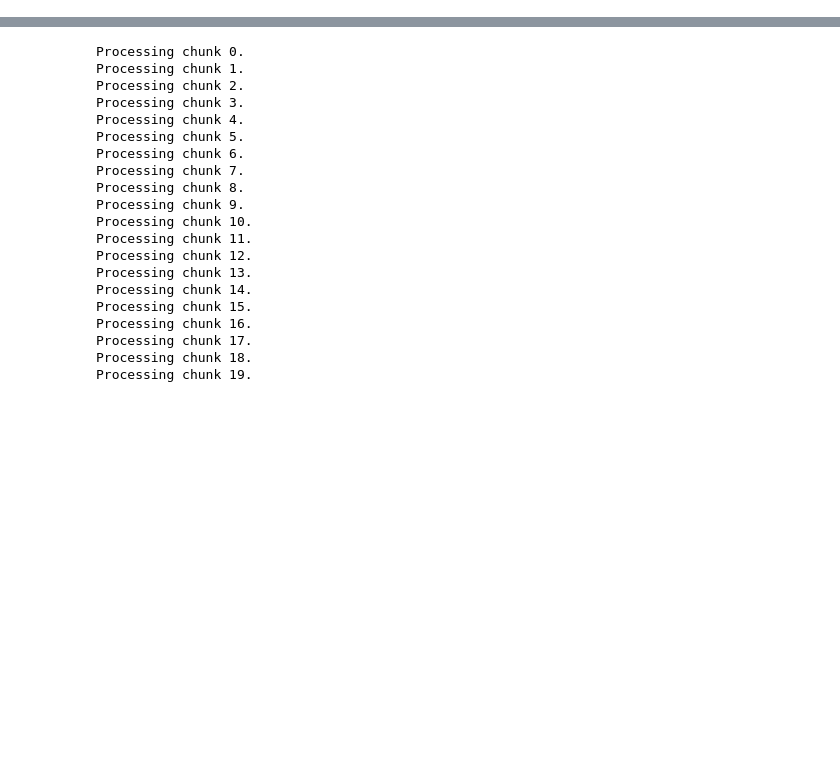
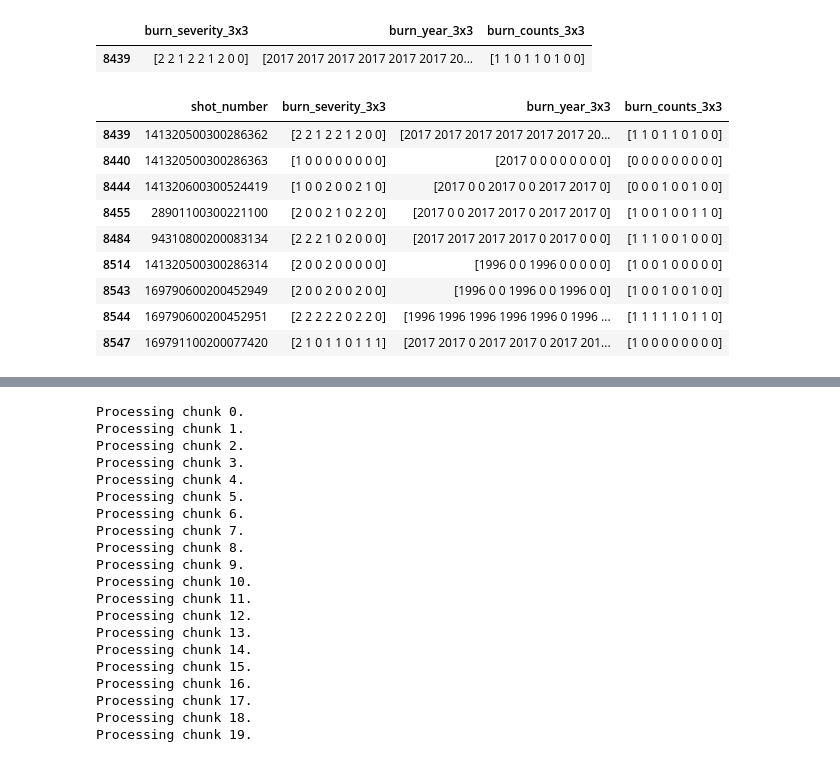
Before and after one commit to mahuna13/fire-regen, a Jupyter notebook: notebooks/exploratory/GEDIRasterMatching.ipynb, the cells around one changed output, grey strips where cells are left out. Cells and saved outputs as stored; diff of their text form; code cells hidden in the pictures; blank space fills up the shorter version.

```diff
--- a/notebooks/exploratory/GEDIRasterMatching.ipynb
+++ b/notebooks/exploratory/GEDIRasterMatching.ipynb
@@ -43,0 +66,18 @@ KeyboardInterrupt:
+# %%
+gedi_old[gedi_old.shot_number == 141320500300286362][['burn_severity_3x3', 'burn_year_3x3', 'burn_counts_3x3', 'burn_sev']]
+# %% [output]
+|  | burn_severity_3x3 | burn_year_3x3 | burn_counts_3x3 |
+| 8439 | [2 2 1 2 2 1 2 0 0] | [2017 2017 2017 2017 2017 2017 20... | [1 1 0 1 1 0 1 0 0] |
+# %%
+gedi_old[gedi_old.burn_severity_std != 0][['shot_number', 'burn_severity_3x3', 'burn_year_3x3', 'burn_counts_3x3']]
+# %% [output]
+|  | shot_number | burn_severity_3x3 | burn_year_3x3 | burn_counts_3x3 |
+| 8439 | 141320500300286362 | [2 2 1 2 2 1 2 0 0] | [2017 2017 2017 2017 2017 2017 20... | [1 1 0 1 1 0 1 0 0] |
+| 8440 | 141320500300286363 | [1 0 0 0 0 0 0 0 0] | [2017 0 0 0 0 0 0 0 0] | [0 0 0 0 0 0 0 0 0] |
+| 8444 | 141320600300524419 | [1 0 0 2 0 0 2 1 0] | [2017 0 0 2017 0 0 2017 2017 0] | [0 0 0 1 0 0 1 0 0] |
+| 8455 | 28901100300221100 | [2 0 0 2 1 0 2 2 0] | [2017 0 0 2017 2017 0 2017 2017 0] | [1 0 0 1 0 0 1 1 0] |
+| 8484 | 94310800200083134 | [2 2 2 1 0 2 0 0 0] | [2017 2017 2017 2017 0 2017 0 0 0] | [1 1 1 0 0 1 0 0 0] |
+| 8514 | 141320500300286314 | [2 0 0 2 0 0 0 0 0] | [1996 0 0 1996 0 0 0 0 0] | [1 0 0 1 0 0 0 0 0] |
+| 8543 | 169790600200452949 | [2 0 0 2 0 0 2 0 0] | [1996 0 0 1996 0 0 1996 0 0] | [1 0 0 1 0 0 1 0 0] |
+| 8544 | 169790600200452951 | [2 2 2 2 2 0 2 2 0] | [1996 1996 1996 1996 1996 0 1996 ... | [1 1 1 1 1 0 1 1 0] |
+| 8547 | 169791100200077420 | [2 1 0 1 1 0 1 1 1] | [2017 2017 0 2017 2017 0 2017 201... | [1 0 0 0 0 0 0 0 0] |
```
Also changed, not shown: parts of 17 cells of this notebook, 3 other files.
